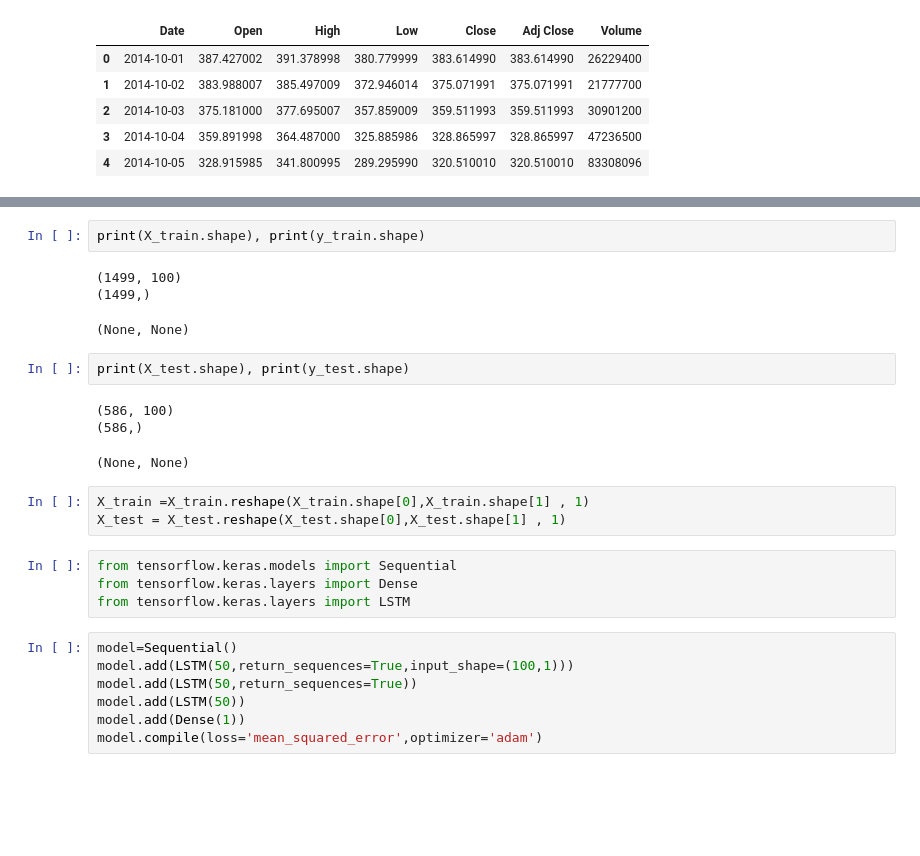
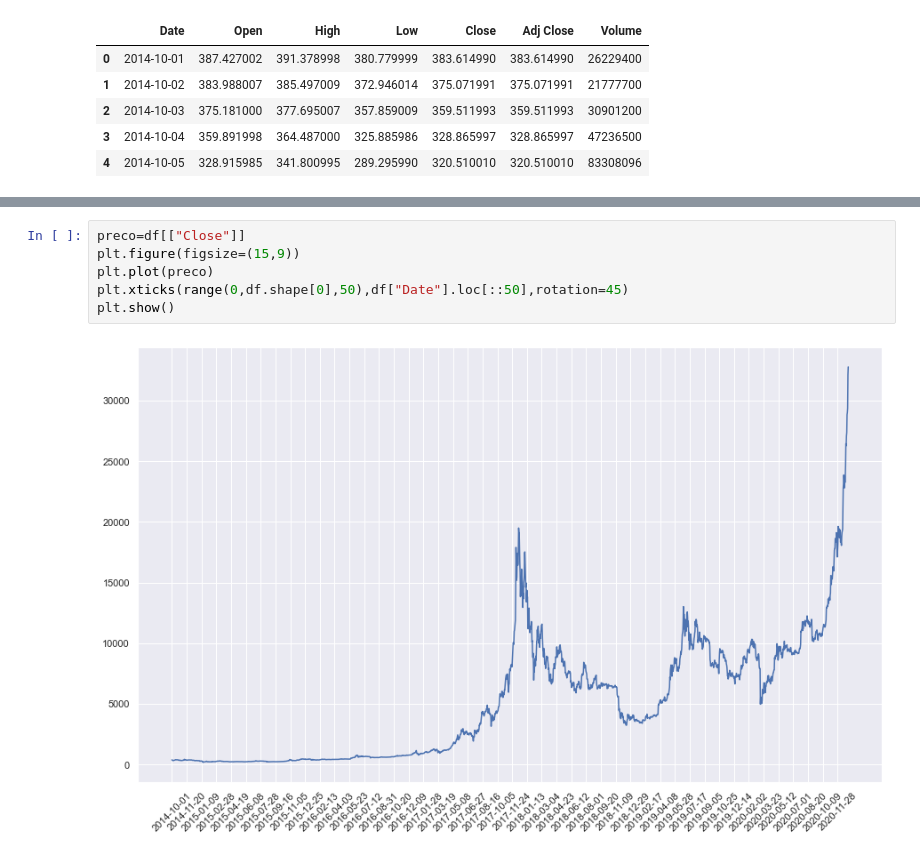
Before and after one commit to Quebec-Eric/4Periodo, a Jupyter notebook: IA/Artigo/Artigo.ipynb, the cells around one changed output, grey strips where cells are left out. Drawn from its saved outputs; the diff is of its cells as text; blank space fills up the shorter version.

```diff
--- a/IA/Artigo/Artigo.ipynb
+++ b/IA/Artigo/Artigo.ipynb
@@ -89,26 +18,8 @@ X_test, y_test = create_dataset(test_data, time_step)
-# %%
-print(X_train.shape), print(y_train.shape)
-# %% [output]
-(1499, 100)
-(1499,)
-(None, None)
-# %%
-print(X_test.shape), print(y_test.shape)
-# %% [output]
-(586, 100)
-(586,)
-(None, None)
-# %%
-X_train =X_train.reshape(X_train.shape[0],X_train.shape[1] , 1)
-X_test = X_test.reshape(X_test.shape[0],X_test.shape[1] , 1)
-# %%
-from tensorflow.keras.models import Sequential
-from tensorflow.keras.layers import Dense
-from tensorflow.keras.layers import LSTM
-# %%
-model=Sequential()
-model.add(LSTM(50,return_sequences=True,input_shape=(100,1)))
-model.add(LSTM(50,return_sequences=True))
-model.add(LSTM(50))
-model.add(Dense(1))
-model.compile(loss='mean_squared_error',optimizer='adam')
+# %%
+preco=df[["Close"]]
+plt.figure(figsize=(15,9))
+plt.plot(preco)
+plt.xticks(range(0,df.shape[0],50),df["Date"].loc[::50],rotation=45)
+plt.show()
+# %% [output]
+[figure, added]
```
Also changed, not shown: parts of 31 cells of this notebook.
